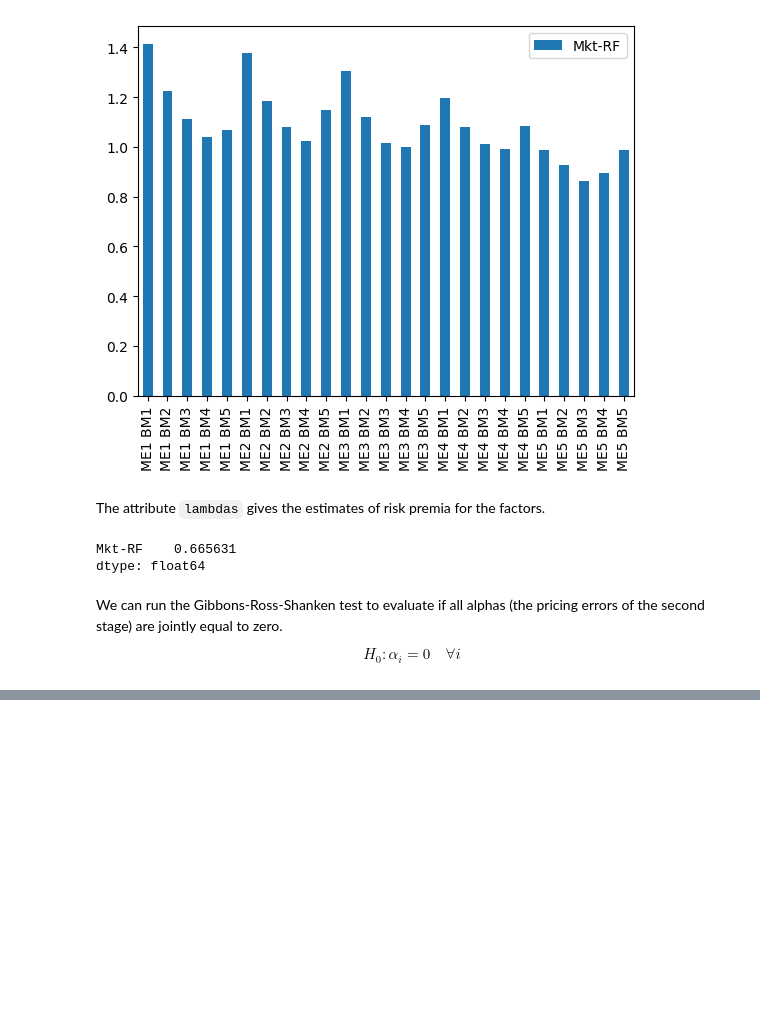
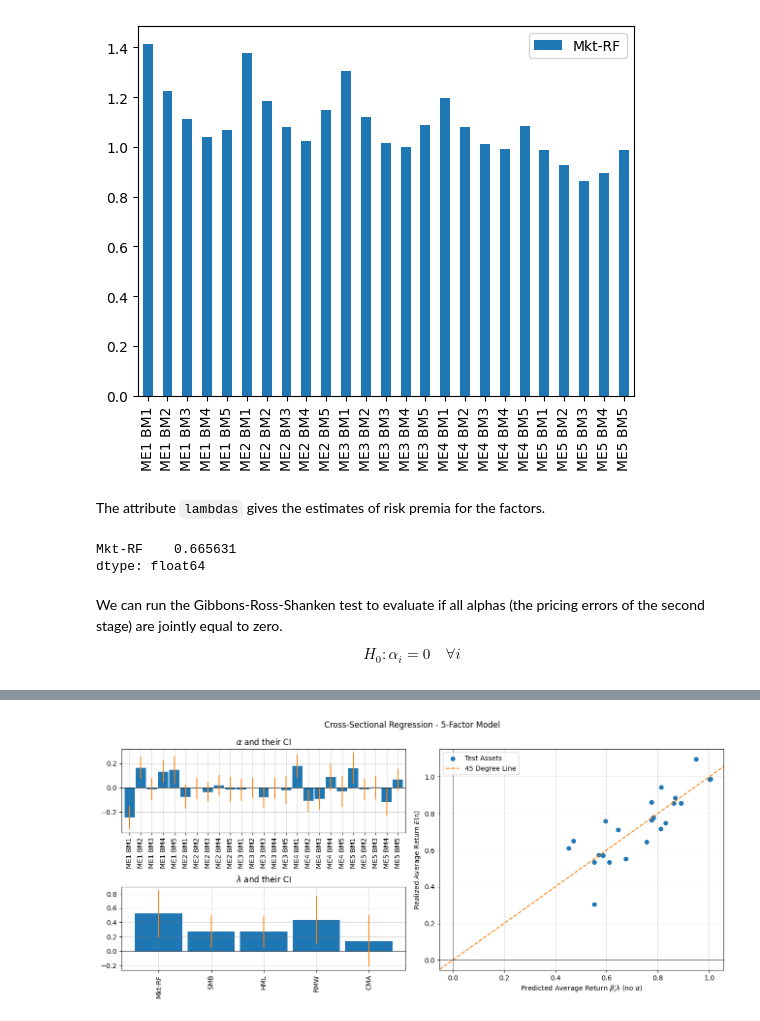
Before and after one commit to gusamarante/empfin, a Jupyter notebook: examples/crosssectional_reg.ipynb, the cells around one changed output, grey strips where cells are left out. Drawn from its saved outputs; the diff is of its cells as text; code cells hidden in the pictures; blank space fills up the shorter version.

```diff
--- a/examples/crosssectional_reg.ipynb
+++ b/examples/crosssectional_reg.ipynb
@@ -58,0 +76,4 @@ The GRS stat is 101.2353 with a p-value of 1.848232678014483e-11
+# %%
+cs_reg_5f.plot_alpha_pred(title="Cross-Sectional Regression - 5-Factor Model")
+# %% [output]
+[figure, added]
```
Also changed, not shown: parts of 9 cells of this notebook, 2 other files.
